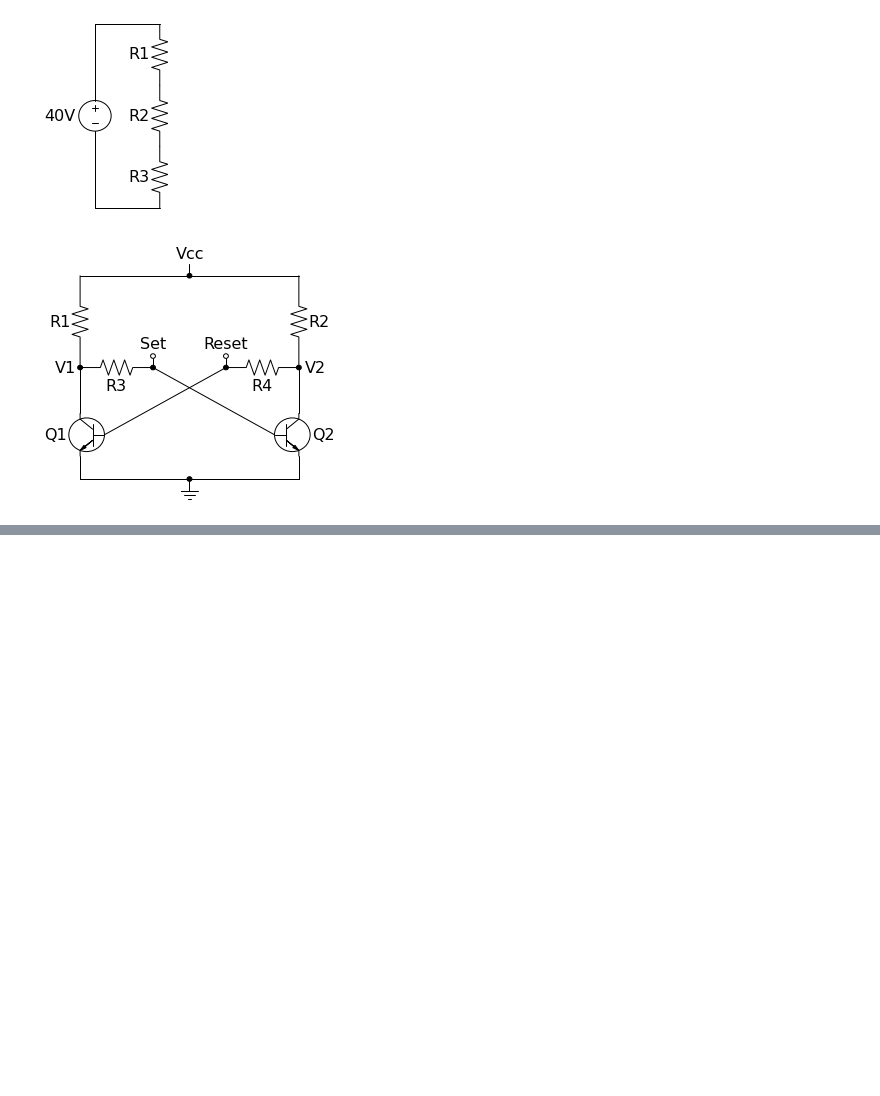
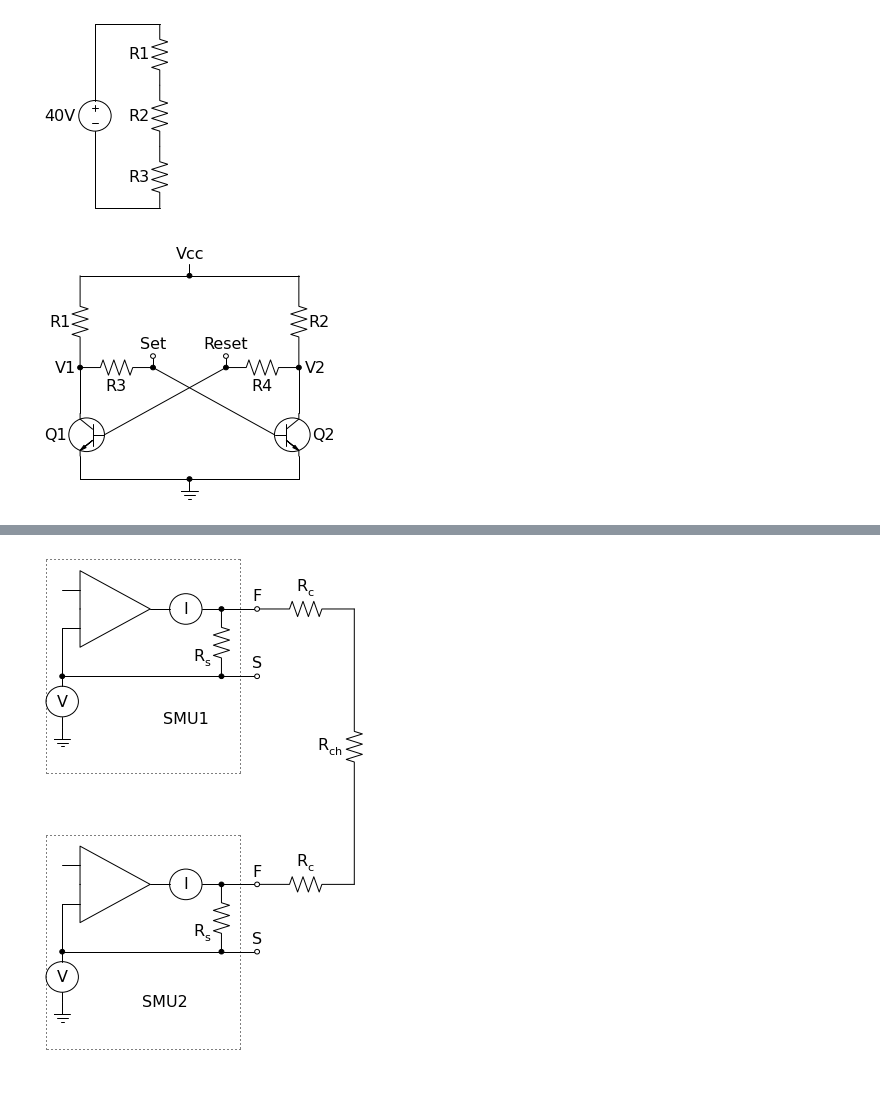
Before and after one commit to cdelker/schemdraw, a Jupyter notebook: docs/img/examples.ipynb, the cells around one changed output, grey strips where cells are left out. Saved outputs shown, nothing was run; the diff lists cells and outputs as text; code cells hidden in the pictures; blank space fills up the shorter version.

```diff
--- a/docs/img/examples.ipynb
+++ b/docs/img/examples.ipynb
@@ -245,0 +274,64 @@ d.save('SR-Latch.png')
+# %%
+# Another example of grouping elements together. This one defines anchors within the group.
+# What happens if you only use force input of an SMU!
+
+# Build a drawing of an SMU
+smugp = schem.Drawing(unit=2.2)
+smugp.add( e.LINE, d='right', l=smugp.unit/4 )
+O1 = smugp.add( e.OPAMP_NOSIGN, anchor='in1' )
+I = smugp.add( e.METER_I, d='right', xy=O1.out )
+smugp.add( e.DOT )
+smugp.push()
+smugp.add( e.LINE, l=smugp.unit/2 )
+F = smugp.add( e.DOT_OPEN, toplabel='F' )
+smugp.pop()
+Rs = smugp.add( e.RES, d='down' )
+Rs.add_label('$R_s$', loc='center', ofst=[.5,-.3], align=('right','center'))
+smugp.add( e.DOT )
+smugp.push()
+smugp.add( e.LINE, l=smugp.unit/2 )
+S = smugp.add( e.DOT_OPEN, toplabel='S' )
+smugp.pop()
+smugp.add( e.LINE, d='left', tox=O1.in2[0]-smugp.unit/4 )
+smugp.add( e.DOT )
+smugp.push()
+smugp.add( e.LINE, d='up', toy=O1.in2 )
+smugp.add( e.LINE, d='right', tox=O1.in2 )
+smugp.pop()
+V = smugp.add( e.METER_V, d='down', l=smugp.unit*.75 )
+GND = smugp.add( e.GND )
+
+anchors = {
+    'inpt':[0,0],
+    'F':F.end,
+    'S':S.end,
+    'name':[I.center[0],GND.start[1]] }
+
+#smugp.draw()  # Could draw the SMU by itself now.
+gp = schem.group_elements(smugp, anchors=anchors)
+
+
+def boxsmu(d, smu):
+    ''' Draw a dotted box around the SMU element '''
+    topleft = smu.inpt + np.array([-.5,1])
+    d.add( e.LINE, xy=topleft, tox=topleft[0]+6, d='right', ls=':' )
+    d.add( e.LINE, d='down', toy=topleft[1]-7, ls=':' )
+    d.add( e.LINE, d='left', tox=topleft[0], ls=':' )
+    d.add( e.LINE, d='up',   toy=topleft[1], ls=':' )
+
+
+# Create a new drawing and add a couple SMUs to it.
+d = schem.Drawing()
+S1 = d.add( gp )
+d.add( e.LABEL, xy=S1.name, label='SMU1' )
+boxsmu(d, S1 )
+d.add( e.RES, xy=S1.F, d='right', label='$R_c$' )
+d.add( e.RES, d='down', label='$R_{ch}$', l=d.unit*3 )
+d.add( e.RES, d='left', label='$R_c$' )
+S2 = d.add( gp, anchor='F', d='right')
+boxsmu(d, S2 )
+d.add( e.LABEL, xy=S2.name, label='SMU2' )
+d.draw()
+d.save('smu.png')
+# %% [output]
+[figure, added]
```
Also changed, not shown: parts of 2 cells of this notebook, 8 other files.
